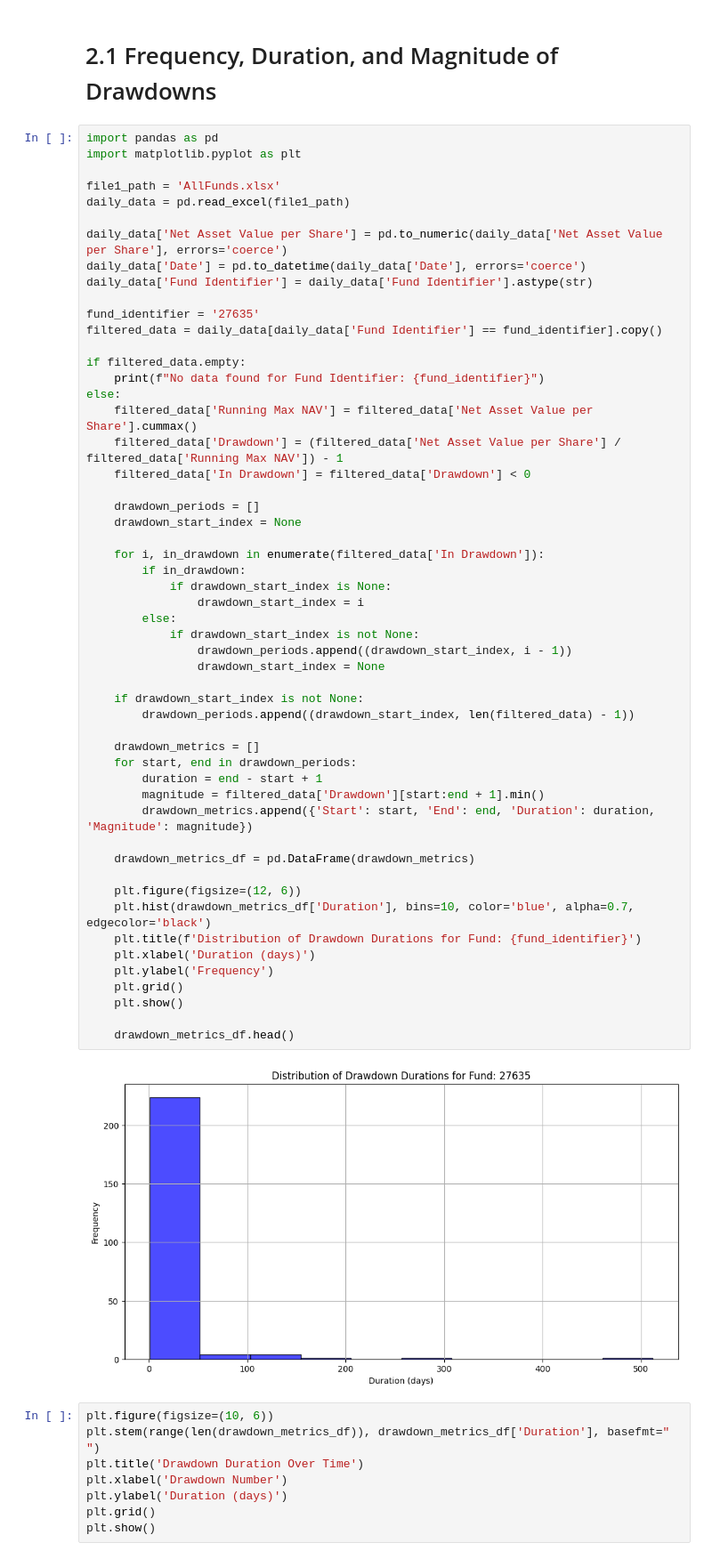
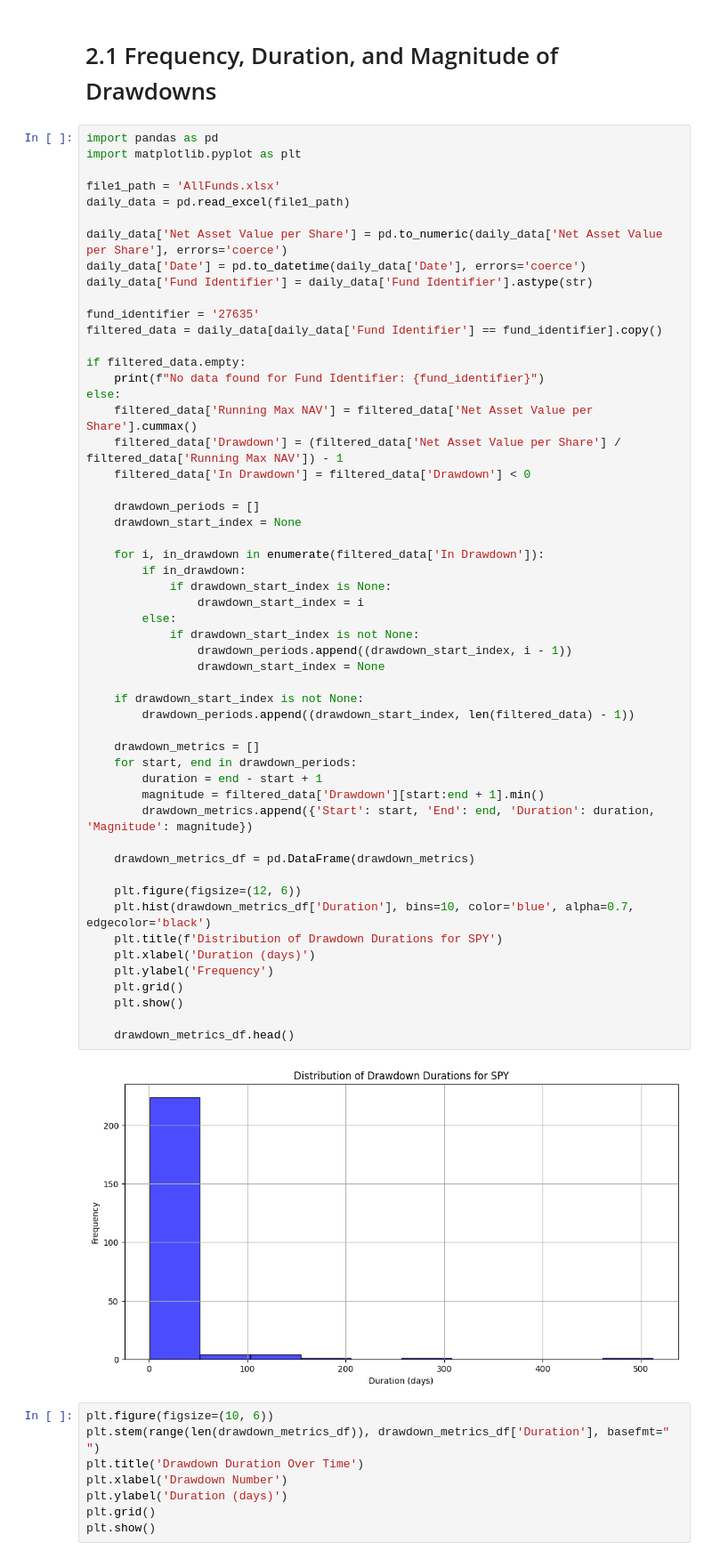
Before and after one commit to harshk02/15.433-fin-proj, a Jupyter notebook: Task 2, final project.ipynb, the cells around one changed output. Shown: that part at 89% size. Drawn from its saved outputs; the diff is of its cells as text.

```diff
--- a/Task 2, final project.ipynb
+++ b/Task 2, final project.ipynb
@@ -125,35 +125,35 @@ else:
 
     for i, in_drawdown in enumerate(filtered_data['In Drawdown']):
         if in_drawdown:
             if drawdown_start_index is None:
                 drawdown_start_index = i
         else:
             if drawdown_start_index is not None:
                 drawdown_periods.append((drawdown_start_index, i - 1))
                 drawdown_start_index = None
 
     if drawdown_start_index is not None:
         drawdown_periods.append((drawdown_start_index, len(filtered_data) - 1))
 
     drawdown_metrics = []
     for start, end in drawdown_periods:
         duration = end - start + 1
         magnitude = filtered_data['Drawdown'][start:end + 1].min()
         drawdown_metrics.append({'Start': start, 'End': end, 'Duration': duration, 'Magnitude': magnitude})
 
     drawdown_metrics_df = pd.DataFrame(drawdown_metrics)
 
     plt.figure(figsize=(12, 6))
     plt.hist(drawdown_metrics_df['Duration'], bins=10, color='blue', alpha=0.7, edgecolor='black')
-    plt.title(f'Distribution of Drawdown Durations for Fund: {fund_identifier}')
+    plt.title(f'Distribution of Drawdown Durations for SPY')
     plt.xlabel('Duration (days)')
     plt.ylabel('Frequency')
     plt.grid()
     plt.show()
 
     drawdown_metrics_df.head()
 # %% [output]
-[figure, old version]
+[figure, new version]
 # %%
 plt.figure(figsize=(10, 6))
 plt.stem(range(len(drawdown_metrics_df)), drawdown_metrics_df['Duration'], basefmt=" ")
```
Also changed, not shown: parts of 7 cells of this notebook.
